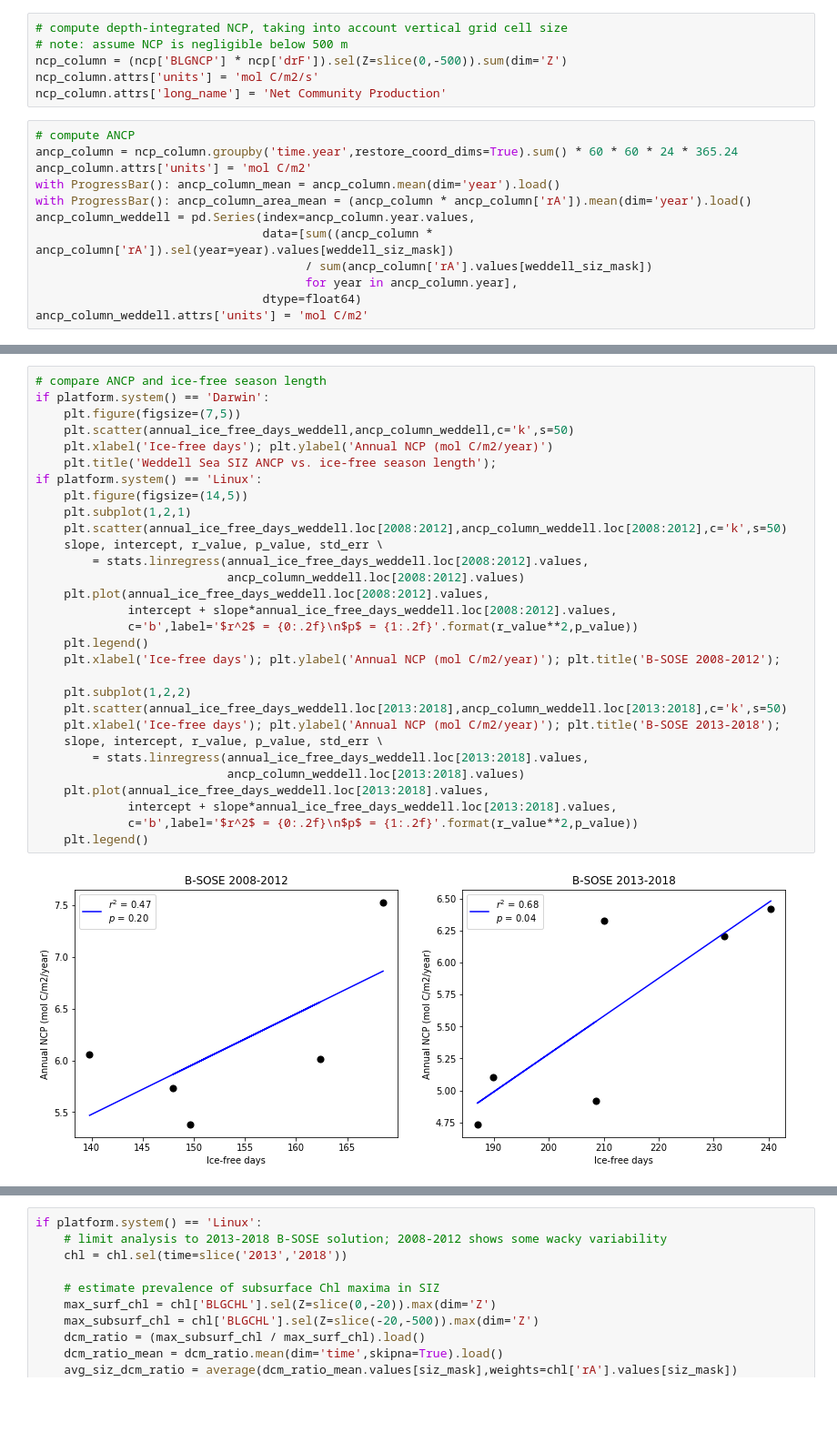
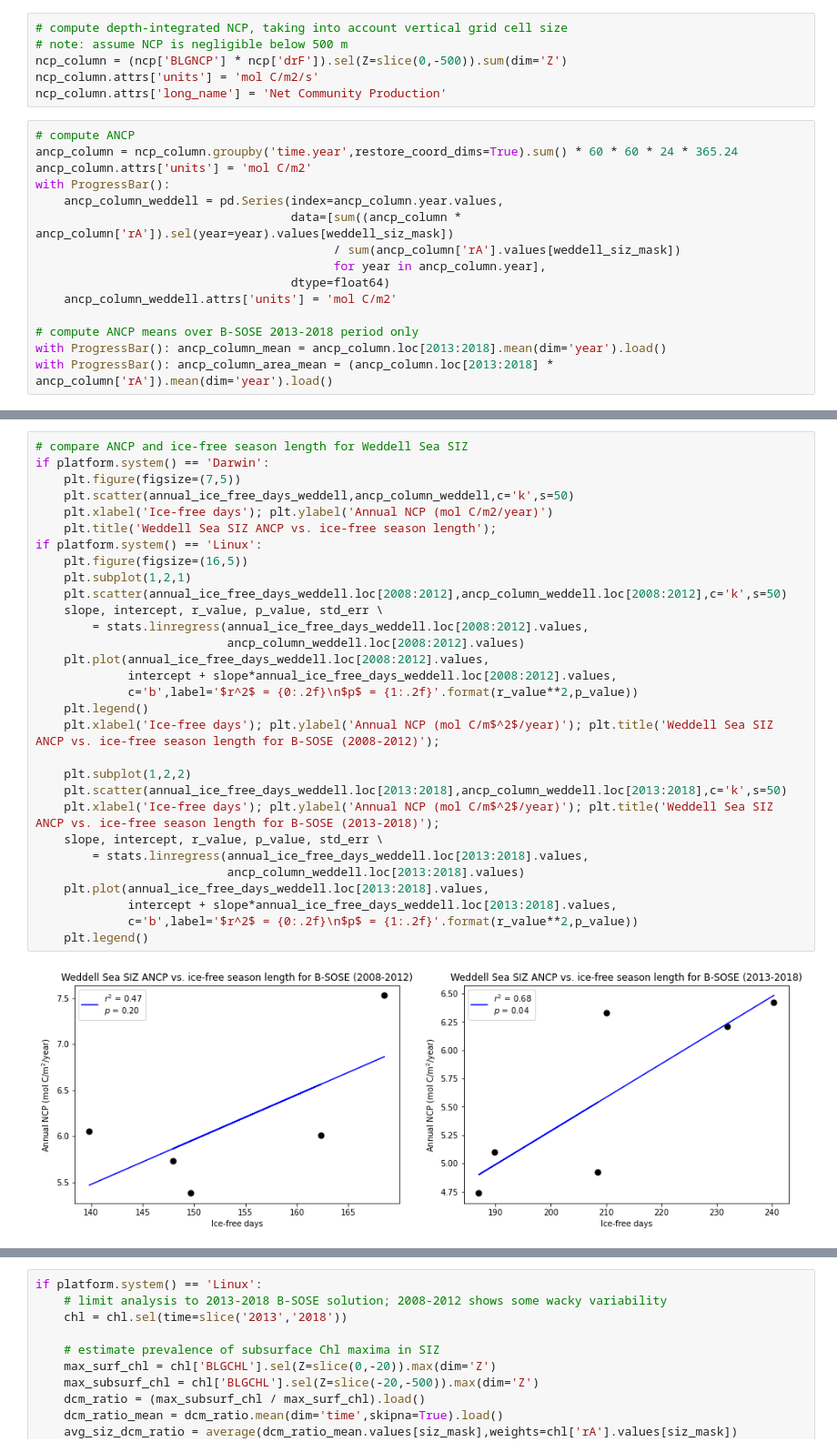
Before and after one commit to ethan-campbell/Weddell_phyto_paper, a Jupyter notebook: bsose_weddell_analysis.ipynb, the cells around one changed output, grey strips where cells are left out. Shown at 91% size. Saved outputs shown, nothing was run; the diff lists cells and outputs as text; blank space fills up the shorter version.

Commit message:
Analysis for 2013-18 only; improved plot aesthetics

```diff
--- a/bsose_weddell_analysis.ipynb
+++ b/bsose_weddell_analysis.ipynb
@@ -75,12 +76,15 @@ ncp_column.attrs['long_name'] = 'Net Community Production'
 # compute ANCP
 ancp_column = ncp_column.groupby('time.year',restore_coord_dims=True).sum() * 60 * 60 * 24 * 365.24
 ancp_column.attrs['units'] = 'mol C/m2'
-with ProgressBar(): ancp_column_mean = ancp_column.mean(dim='year').load()
-with ProgressBar(): ancp_column_area_mean = (ancp_column * ancp_column['rA']).mean(dim='year').load()
-ancp_column_weddell = pd.Series(index=ancp_column.year.values,
-                                data=[sum((ancp_column * ancp_column['rA']).sel(year=year).values[weddell_siz_mask])
-                                      / sum(ancp_column['rA'].values[weddell_siz_mask])
-                                      for year in ancp_column.year],
-                                dtype=float64)
-ancp_column_weddell.attrs['units'] = 'mol C/m2'
+with ProgressBar():
+    ancp_column_weddell = pd.Series(index=ancp_column.year.values,
+                                    data=[sum((ancp_column * ancp_column['rA']).sel(year=year).values[weddell_siz_mask])
+                                          / sum(ancp_column['rA'].values[weddell_siz_mask])
+                                          for year in ancp_column.year],
+                                    dtype=float64)
+    ancp_column_weddell.attrs['units'] = 'mol C/m2'
+
+# compute ANCP means over B-SOSE 2013-2018 period only
+with ProgressBar(): ancp_column_mean = ancp_column.loc[2013:2018].mean(dim='year').load()
+with ProgressBar(): ancp_column_area_mean = (ancp_column.loc[2013:2018] * ancp_column['rA']).mean(dim='year').load()
 # %% [output]
@@ -89,33 +93,33 @@ ancp_column_weddell.attrs['units'] = 'mol C/m2'
 # %%
-# compare ANCP and ice-free season length
+# compare ANCP and ice-free season length for Weddell Sea SIZ
 if platform.system() == 'Darwin':
     plt.figure(figsize=(7,5))
     plt.scatter(annual_ice_free_days_weddell,ancp_column_weddell,c='k',s=50)
     plt.xlabel('Ice-free days'); plt.ylabel('Annual NCP (mol C/m2/year)')
     plt.title('Weddell Sea SIZ ANCP vs. ice-free season length');
 if platform.system() == 'Linux':
-    plt.figure(figsize=(14,5))
+    plt.figure(figsize=(16,5))
     plt.subplot(1,2,1)
     plt.scatter(annual_ice_free_days_weddell.loc[2008:2012],ancp_column_weddell.loc[2008:2012],c='k',s=50)
     slope, intercept, r_value, p_value, std_err \
         = stats.linregress(annual_ice_free_days_weddell.loc[2008:2012].values,
                            ancp_column_weddell.loc[2008:2012].values)
     plt.plot(annual_ice_free_days_weddell.loc[2008:2012].values,
              intercept + slope*annual_ice_free_days_weddell.loc[2008:2012].values,
              c='b',label='$r^2$ = {0:.2f}\n$p$ = {1:.2f}'.format(r_value**2,p_value))
     plt.legend()
-    plt.xlabel('Ice-free days'); plt.ylabel('Annual NCP (mol C/m2/year)'); plt.title('B-SOSE 2008-2012');
+    plt.xlabel('Ice-free days'); plt.ylabel('Annual NCP (mol C/m$^2$/year)'); plt.title('Weddell Sea SIZ ANCP vs. ice-free season length for B-SOSE (2008-2012)');
 
     plt.subplot(1,2,2)
     plt.scatter(annual_ice_free_days_weddell.loc[2013:2018],ancp_column_weddell.loc[2013:2018],c='k',s=50)
-    plt.xlabel('Ice-free days'); plt.ylabel('Annual NCP (mol C/m2/year)'); plt.title('B-SOSE 2013-2018');
+    plt.xlabel('Ice-free days'); plt.ylabel('Annual NCP (mol C/m$^2$/year)'); plt.title('Weddell Sea SIZ ANCP vs. ice-free season length for B-SOSE (2013-2018)');
     slope, intercept, r_value, p_value, std_err \
         = stats.linregress(annual_ice_free_days_weddell.loc[2013:2018].values,
                            ancp_column_weddell.loc[2013:2018].values)
     plt.plot(annual_ice_free_days_weddell.loc[2013:2018].values,
              intercept + slope*annual_ice_free_days_weddell.loc[2013:2018].values,
              c='b',label='$r^2$ = {0:.2f}\n$p$ = {1:.2f}'.format(r_value**2,p_value))
     plt.legend()
 # %% [output]
-[figure, old version]
+[figure, new version]
 # %%
```
Also changed, not shown: parts of 4 cells of this notebook.
